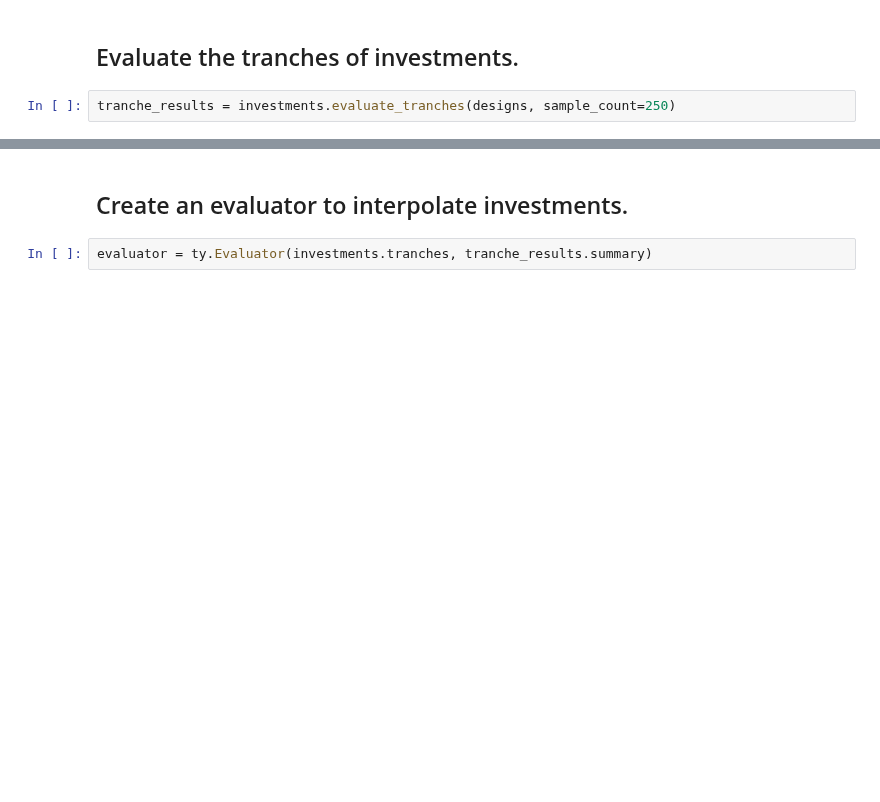
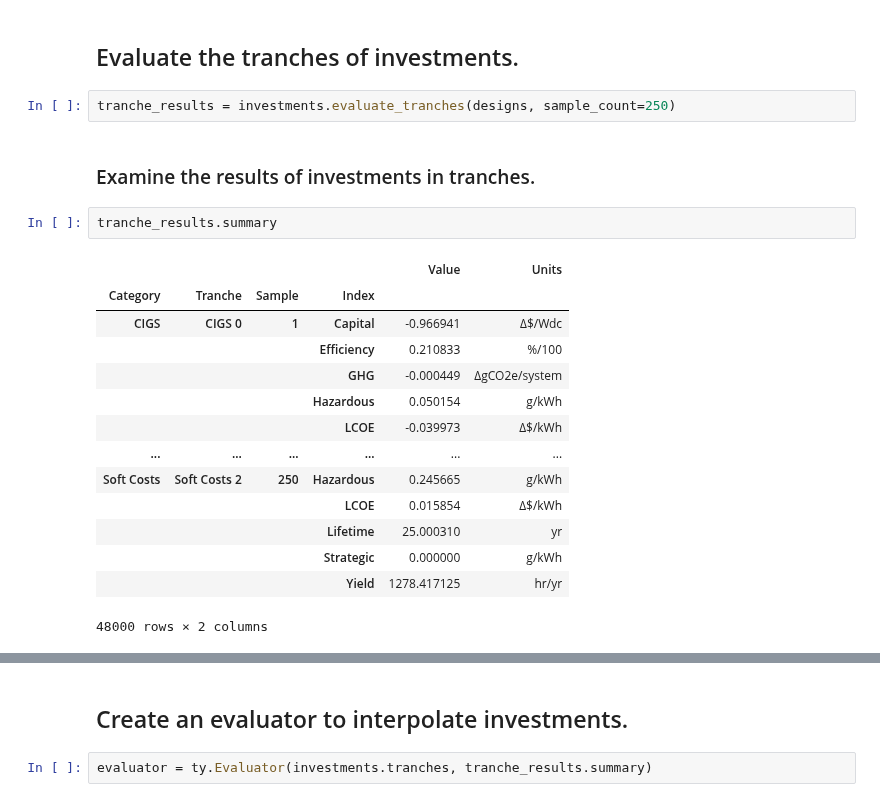
Before and after one commit to NREL/tyche, a Jupyter notebook: ioc-1/ioc-1-optimization.ipynb, the cells around one changed output, grey strips where cells are left out. Cells and saved outputs as stored; diff of their text form; blank space fills up the shorter version.

```diff
--- a/ioc-1/ioc-1-optimization.ipynb
+++ b/ioc-1/ioc-1-optimization.ipynb
@@ -33,3 +36,22 @@ designs.compile()
 ## Evaluate the tranches of investments.
 # %%
 tranche_results = investments.evaluate_tranches(designs, sample_count=250)
+# %% [markdown]
+### Examine the results of investments in tranches.
+# %%
+tranche_results.summary
+# %% [output]
+|  |  |  |  | Value | Units |
+| Category | Tranche | Sample | Index |  |  |
+| CIGS | CIGS 0 | 1 | Capital | -0.966941 | Δ$/Wdc |
+|  |  |  | Efficiency | 0.210833 | %/100 |
+|  |  |  | GHG | -0.000449 | ΔgCO2e/system |
+|  |  |  | Hazardous | 0.050154 | g/kWh |
+|  |  |  | LCOE | -0.039973 | Δ$/kWh |
+| ... | ... | ... | ... | ... | ... |
+| Soft Costs | Soft Costs 2 | 250 | Hazardous | 0.245665 | g/kWh |
+|  |  |  | LCOE | 0.015854 | Δ$/kWh |
+|  |  |  | Lifetime | 25.000310 | yr |
+|  |  |  | Strategic | 0.000000 | g/kWh |
+|  |  |  | Yield | 1278.417125 | hr/yr |
+48000 rows × 2 columns
```
Also changed, not shown: parts of 19 cells of this notebook, 2 other files.
